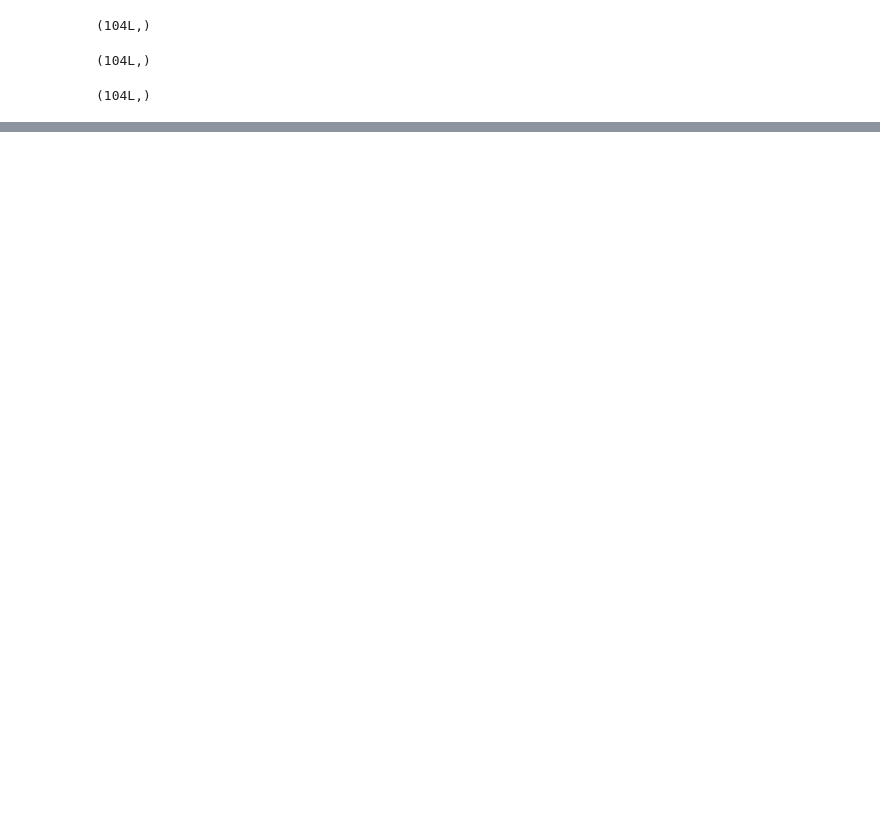
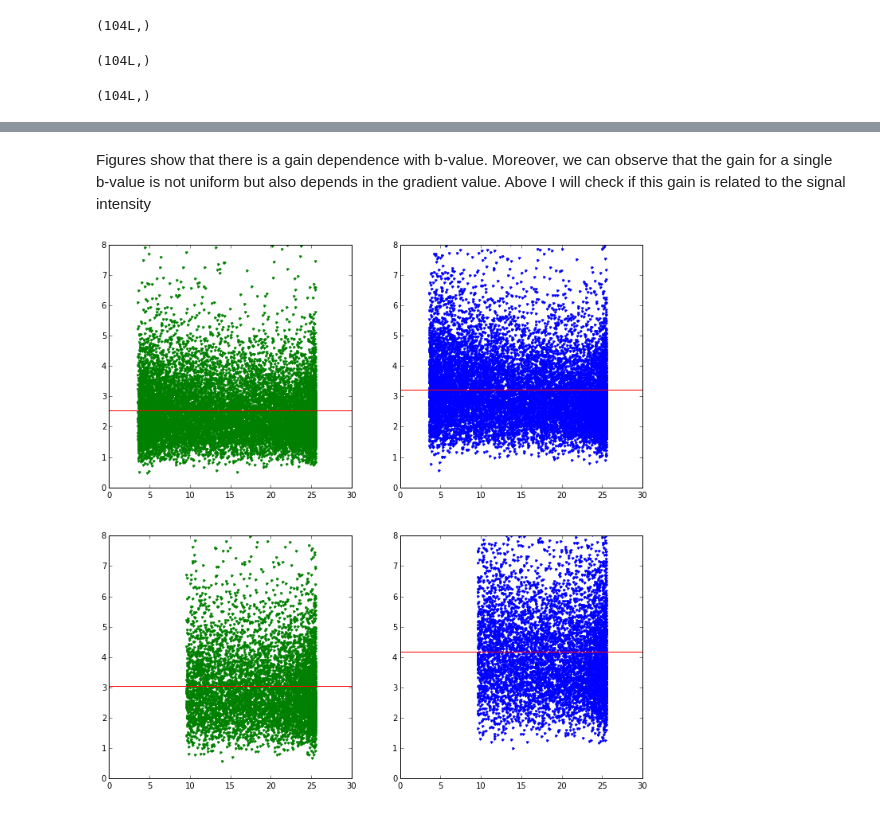
Before and after one commit to RafaelNH/dwi_pca_denoising, a Jupyter notebook: test_overcomplete_gain.ipynb, the cells around one changed output, grey strips where cells are left out. Cells and saved outputs as stored; diff of their text form; code cells hidden in the pictures; blank space fills up the shorter version.

Commit message:
RF: In overcomplete gain test analyse the signal intensity dependencies of pca denoising gain

```diff
--- a/test_overcomplete_gain.ipynb
+++ b/test_overcomplete_gain.ipynb
@@ -258,0 +259,40 @@ plt.show()
+# %% [markdown]
+Figures show that there is a gain dependence with b-value. Moreover, we can observe that the gain for a single b-value is not uniform but also depends in the gradient value. Above I will check if this gain is related to the signal intensity
+# %%
+Pen_std2000 = np.std(Pden_all[2:-2, 2:-2, 2:-2, bvals==2000, :], axis=4, ddof=1)
+Over_std2000 = np.std(Pden_over[2:-2, 2:-2, 2:-2, bvals==2000, :], axis=4, ddof=1)
+Raw_std2000 = np.std(Phantom_all[2:-2, 2:-2, 2:-2, bvals==2000, :], axis=4, ddof=1)
+
+Pen_std1000 = np.std(Pden_all[2:-2, 2:-2, 2:-2, bvals==1000, :], axis=4, ddof=1)
+Over_std1000 = np.std(Pden_over[2:-2, 2:-2, 2:-2, bvals==1000, :], axis=4, ddof=1)
+Raw_std1000 = np.std(Phantom_all[2:-2, 2:-2, 2:-2, bvals==1000, :], axis=4, ddof=1)
+# %%
+Gain1000 = Raw_std1000/Pen_std1000
+Gain_over1000 = Raw_std1000/Over_std1000
+Gain1000 = Gain1000.ravel()
+Gain_over1000 = Gain_over1000.ravel()
+
+Gain2000 = Raw_std2000/Pen_std2000
+Gain_over2000 = Raw_std2000/Over_std2000
+Gain2000 = Gain2000.ravel()
+Gain_over2000 = Gain_over2000.ravel()
+
+Phant2000 = Phantom[2:-2, 2:-2, 2:-2, bvals==2000].ravel()
+Phant1000 = Phantom[2:-2, 2:-2, 2:-2, bvals==1000].ravel()
+
+fig, ax = plt.subplots(2, 2, figsize=(12, 12))
+ax[0, 0].plot(Phant2000, Gain2000, '.g')
+ax[0, 0].plot(np.array([0., 30.]), np.mean(Gain2000)*np.ones(2), 'r')
+ax[0, 0].set_ylim([0, 8])
+ax[0, 1].plot(Phant2000, Gain_over2000, '.b')
+ax[0, 1].plot(np.array([0., 30.]), np.mean(Gain_over2000)*np.ones(2), 'r')
+ax[0, 1].set_ylim([0, 8])
+ax[1, 0].plot(Phant1000, Gain1000, '.g')
+ax[1, 0].plot(np.array([0., 30.]), np.mean(Gain1000)*np.ones(2), 'r')
+ax[1, 0].set_ylim([0, 8])
+ax[1, 1].plot(Phant1000, Gain_over1000, '.b')
+ax[1, 1].plot(np.array([0., 30.]), np.mean(Gain_over1000)*np.ones(2), 'r')
+ax[1, 1].set_ylim([0, 8])
+plt.show()
+# %% [output]
+[figure, added]
```
Also changed, not shown: parts of 11 cells of this notebook.
